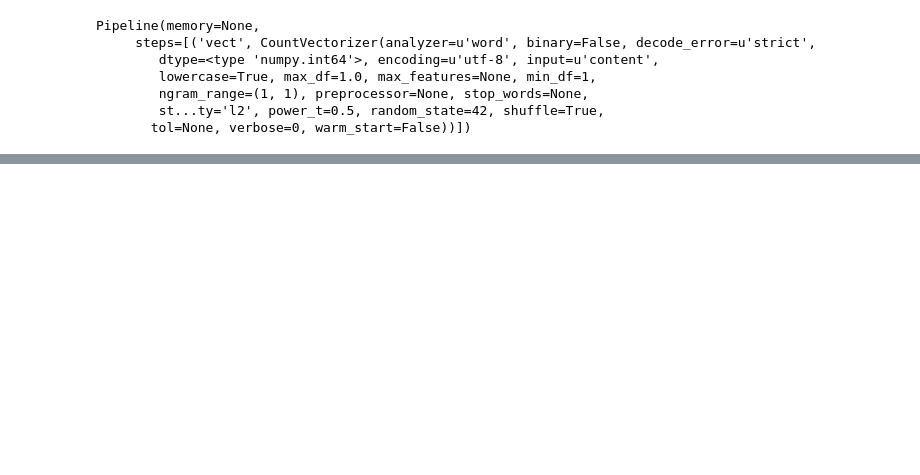
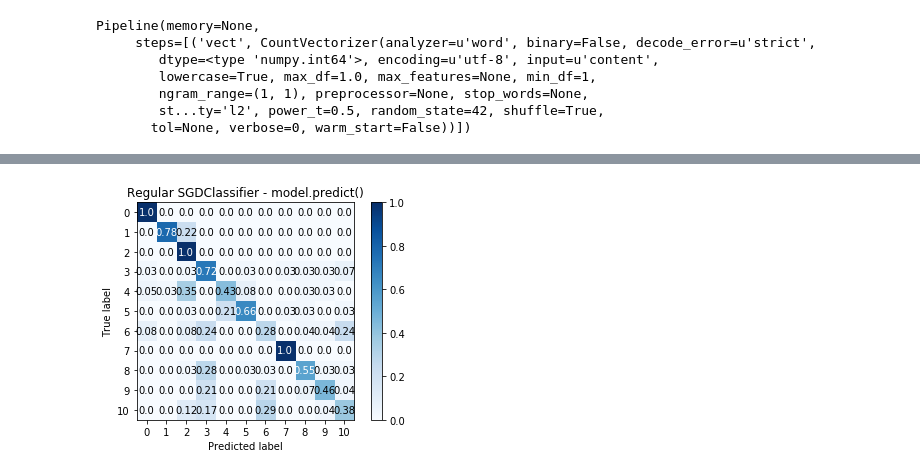
Before and after one commit to akhljndl/landscraper, a Jupyter notebook: notebooks/pipeline.ipynb, the cells around one changed output, grey strips where cells are left out. Drawn from its saved outputs; the diff is of its cells as text; code cells hidden in the pictures; blank space fills up the shorter version.

```diff
--- a/notebooks/pipeline.ipynb
+++ b/notebooks/pipeline.ipynb
@@ -59,0 +168,6 @@ As we can see, the current SGDClassifier performs decently well with a 64% accur
+# %%
+skplt.metrics.plot_confusion_matrix(y_test, prediction, normalize=True)
+plt.title("Regular SGDClassifier - model.predict()")
+plt.show()
+# %% [output]
+[figure, added]
```
Also changed, not shown: parts of 37 cells of this notebook, 10 other files.
